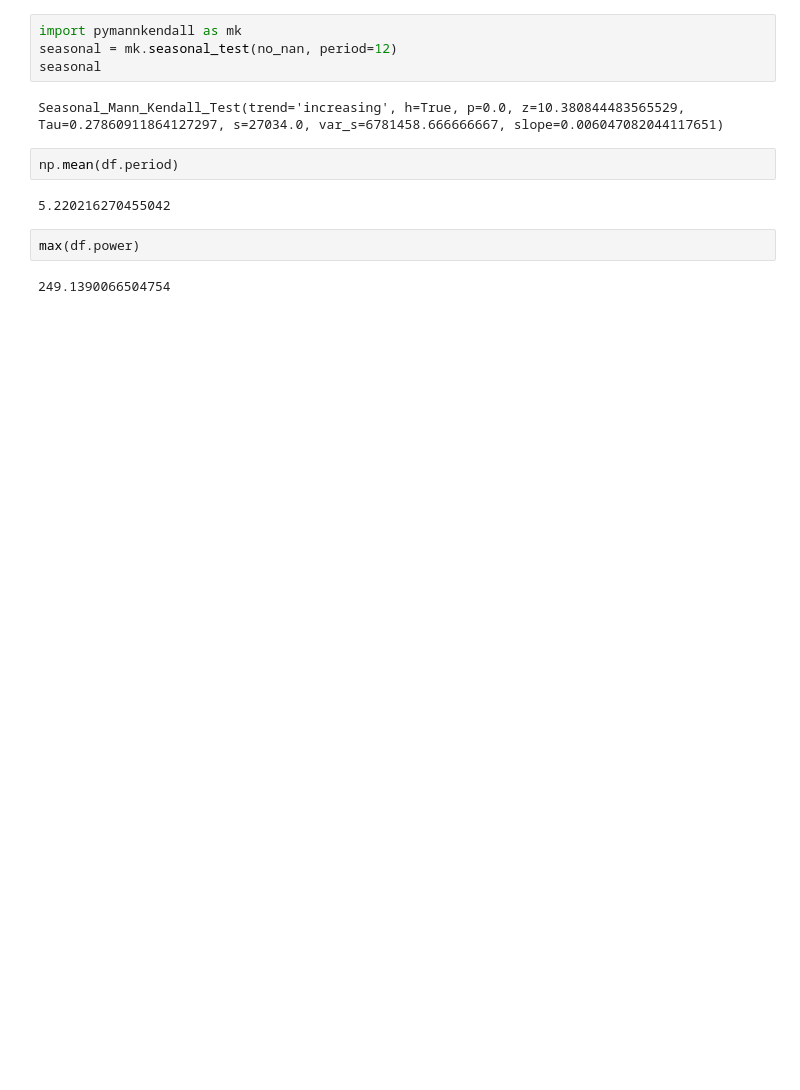
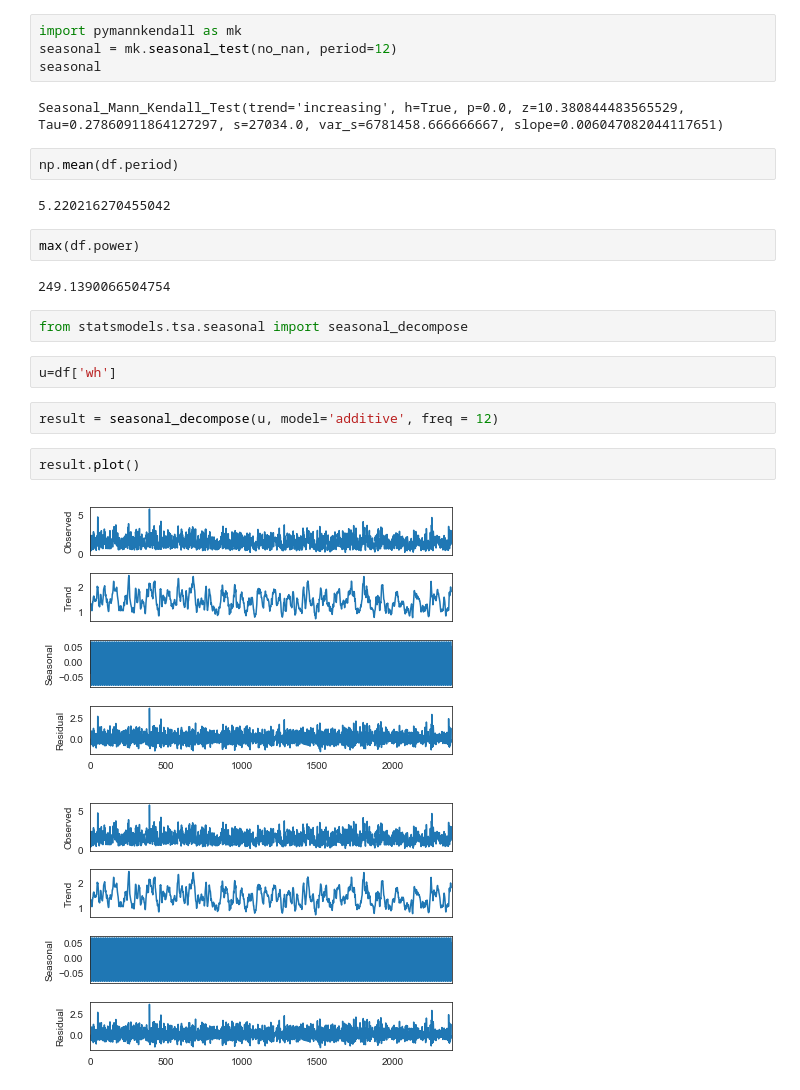
Before and after one commit to CourtneySmith32/Honours-Coursework, a Jupyter notebook: innis_timeseries.ipynb, the cells around one changed output. Cells and saved outputs as stored; diff of their text form; blank space fills up the shorter version.

```diff
--- a/innis_timeseries.ipynb
+++ b/innis_timeseries.ipynb
@@ -584,3 +584,14 @@ np.mean(df.period)
 max(df.power)
 # %% [output]
 249.1390066504754
+# %%
+from statsmodels.tsa.seasonal import seasonal_decompose
+# %%
+u=df['wh']
+# %%
+result = seasonal_decompose(u, model='additive', freq = 12)
+# %%
+result.plot()
+# %% [output]
+[figure, added]
+[figure, added]
```
Also changed, not shown: parts of 3 cells of this notebook, 3 other files.
